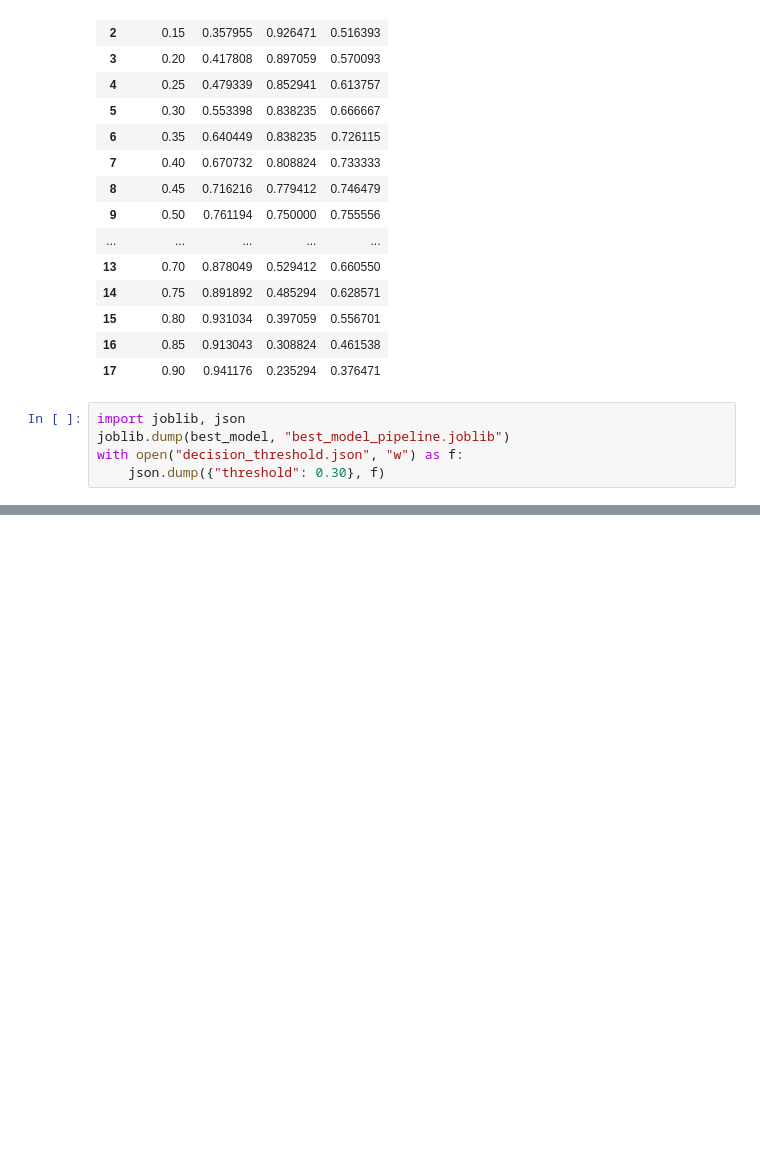
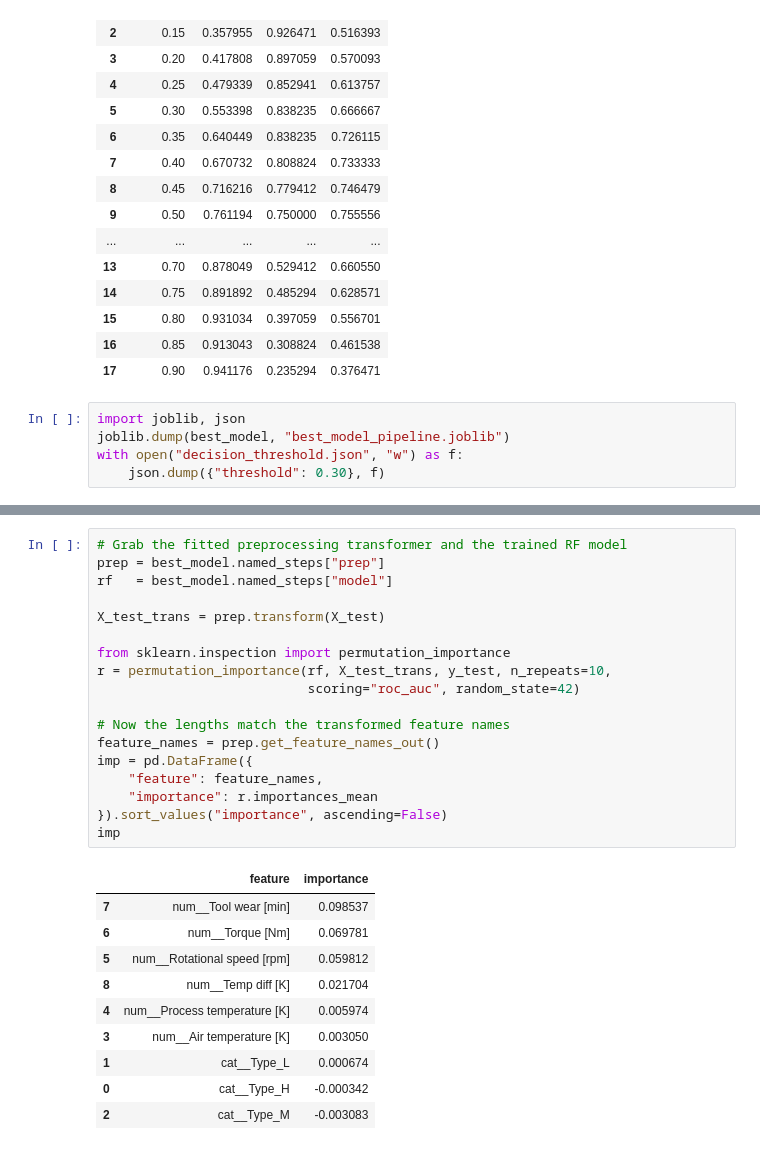
Before and after one commit to kau-z/machine-failure, a Jupyter notebook: notebooks/05_hyperparameter_tuning.ipynb, the cells around one changed output, grey strips where cells are left out. Drawn from its saved outputs; the diff is of its cells as text; blank space fills up the shorter version.

Commit message:
Update hyperparameter tuning notebook with calibration and feature importance analysis; adjust decision threshold to 0.3

```diff
--- a/notebooks/05_hyperparameter_tuning.ipynb
+++ b/notebooks/05_hyperparameter_tuning.ipynb
@@ -201,0 +210,29 @@ with open("decision_threshold.json", "w") as f:
+# %%
+# Grab the fitted preprocessing transformer and the trained RF model
+prep = best_model.named_steps["prep"]
+rf   = best_model.named_steps["model"]
+
+X_test_trans = prep.transform(X_test)
+
+from sklearn.inspection import permutation_importance
+r = permutation_importance(rf, X_test_trans, y_test, n_repeats=10,
+                           scoring="roc_auc", random_state=42)
+
+# Now the lengths match the transformed feature names
+feature_names = prep.get_feature_names_out()
+imp = pd.DataFrame({
+    "feature": feature_names,
+    "importance": r.importances_mean
+}).sort_values("importance", ascending=False)
+imp
+# %% [output]
+|  | feature | importance |
+| 7 | num__Tool wear [min] | 0.098537 |
+| 6 | num__Torque [Nm] | 0.069781 |
+| 5 | num__Rotational speed [rpm] | 0.059812 |
+| 8 | num__Temp diff [K] | 0.021704 |
+| 4 | num__Process temperature [K] | 0.005974 |
+| 3 | num__Air temperature [K] | 0.003050 |
+| 1 | cat__Type_L | 0.000674 |
+| 0 | cat__Type_H | -0.000342 |
+| 2 | cat__Type_M | -0.003083 |
```
Also changed, not shown: parts of 1 cell of this notebook, 1 other file.
